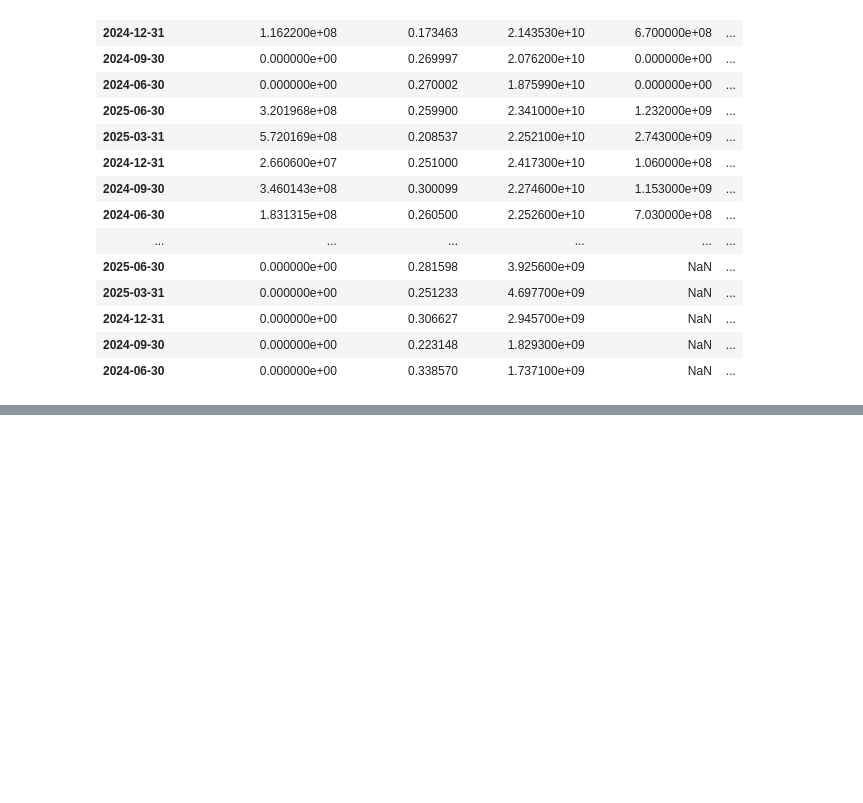
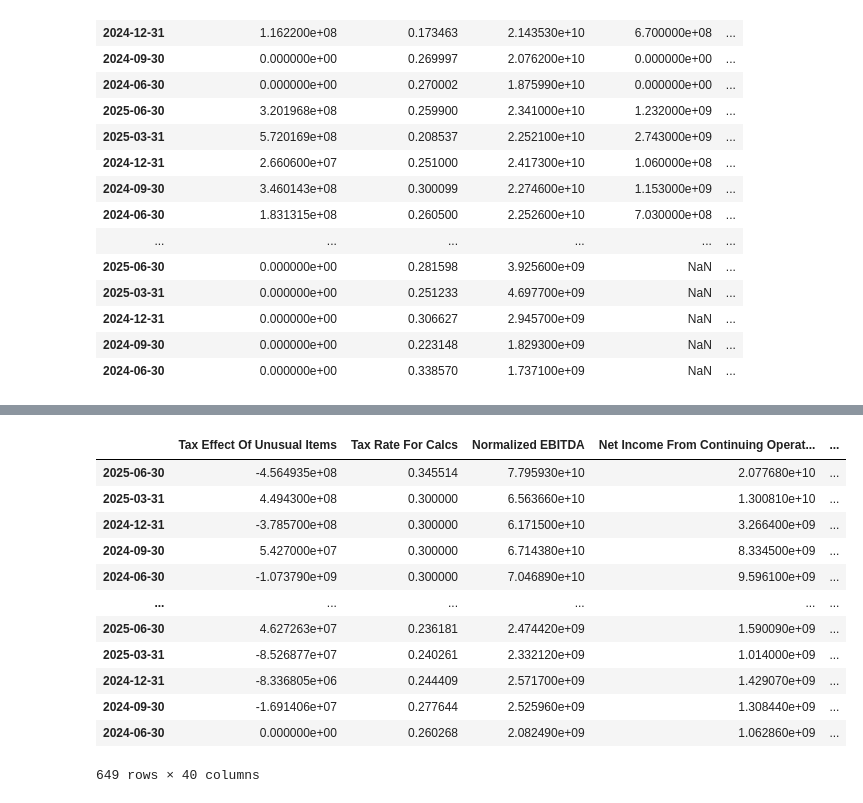
Before and after one commit to Jayesh-Motwani/Fintellect, a Jupyter notebook: yfinance.ipynb, the cells around one changed output, grey strips where cells are left out. Saved outputs shown, nothing was run; the diff lists cells and outputs as text; code cells hidden in the pictures; blank space fills up the shorter version.

Commit message:
got final uncleaned data for all industries

```diff
--- a/yfinance.ipynb
+++ b/yfinance.ipynb
@@ -200,0 +632,4 @@ print(flattened_df)
+# %%
+cols_to_drop = ['Total Unusual Items','Total Unusual Items Excluding Goodwill','Otherunder Preferred Stock Dividend', 'Other Special Charges', 'Impairment Of Capital Assets', 'Interest Income', 'Total Operating Income As Reported', 'Other Income Expense', 'Gain On Sale Of Ppe', 'Write Off', 'Earnings From Equity Interest', 'Gain On Sale Of Security', 'Total Other Finance Cost', 'Interest Income Non Operating', 'Depreciation Amortization Depletion Income Statement', 'Amortization', 'Amortization Of Intangibles Income Statement', 'Research And Development', 'Selling General And Administration', 'General And Administrative Expense', 'Other Gand A', 'Salaries And Wages', 'Restructuring And Mergern Acquisition', 'Net Income Discontinuous Operations']
+# %%
+all_df.drop(cols_to_drop, axis=1,inplace=True)
@@ -200,0 +656,4 @@ print(flattened_df)
+# %%
+cols_to_drop_next = ["Net Income Extraordinary", "Selling And Marketing Expense", "Other Taxes", "Insurance And Claims", "Other Non Interest Expense", "Rent And Landing Fees", "Preferred Stock Dividends"]
+# %%
+all_df.drop(cols_to_drop_next, axis=1,inplace=True)
@@ -200,0 +682,32 @@ print(flattened_df)
+# %%
+sector_map = {}
+sector_map.update({ticker: 'Pharma' for ticker in pharma_list})
+sector_map.update({ticker: 'Automobile' for ticker in automobile_list})
+sector_map.update({ticker: 'Banking' for ticker in banking_list})
+sector_map.update({ticker: 'Power' for ticker in power_list})
+sector_map.update({ticker: 'Telecom' for ticker in telecom_list})
+sector_map.update({ticker: 'FMCG' for ticker in fmcg_list})
+sector_map.update({ticker: 'IT Services' for ticker in it_services_list})
+sector_map.update({ticker: 'Chemicals' for ticker in chemicals_list})
+sector_map.update({ticker: 'Metals & Mining' for ticker in metals_mining_list})
+
+
+# --- 3. Apply the mapping to your DataFrame's 'Ticker' column ---
+# The .map() function will look up each ticker in the sector_map and return the corresponding sector.
+all_df['Sector'] = all_df['Ticker'].map(sector_map)
+
+all_df
+# %% [output]
+|  | Tax Effect Of Unusual Items | Tax Rate For Calcs | Normalized EBITDA | Net Income From Continuing Operat... | ... |
+| 2025-06-30 | -4.564935e+08 | 0.345514 | 7.795930e+10 | 2.077680e+10 | ... |
+| 2025-03-31 | 4.494300e+08 | 0.300000 | 6.563660e+10 | 1.300810e+10 | ... |
+| 2024-12-31 | -3.785700e+08 | 0.300000 | 6.171500e+10 | 3.266400e+09 | ... |
+| 2024-09-30 | 5.427000e+07 | 0.300000 | 6.714380e+10 | 8.334500e+09 | ... |
+| 2024-06-30 | -1.073790e+09 | 0.300000 | 7.046890e+10 | 9.596100e+09 | ... |
+| ... | ... | ... | ... | ... | ... |
+| 2025-06-30 | 4.627263e+07 | 0.236181 | 2.474420e+09 | 1.590090e+09 | ... |
+| 2025-03-31 | -8.526877e+07 | 0.240261 | 2.332120e+09 | 1.014000e+09 | ... |
+| 2024-12-31 | -8.336805e+06 | 0.244409 | 2.571700e+09 | 1.429070e+09 | ... |
+| 2024-09-30 | -1.691406e+07 | 0.277644 | 2.525960e+09 | 1.308440e+09 | ... |
+| 2024-06-30 | 0.000000e+00 | 0.260268 | 2.082490e+09 | 1.062860e+09 | ... |
+649 rows × 40 columns
```
Also changed, not shown: parts of 9 cells of this notebook, 1 other file.
